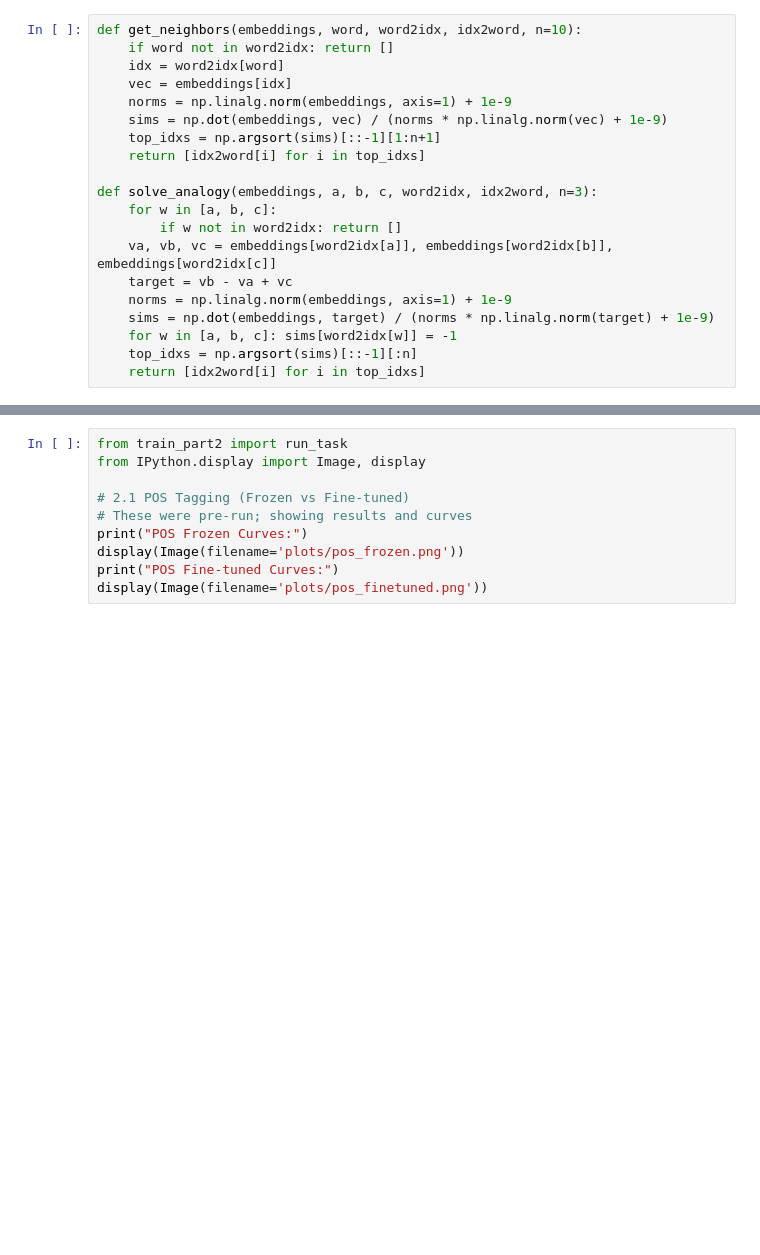
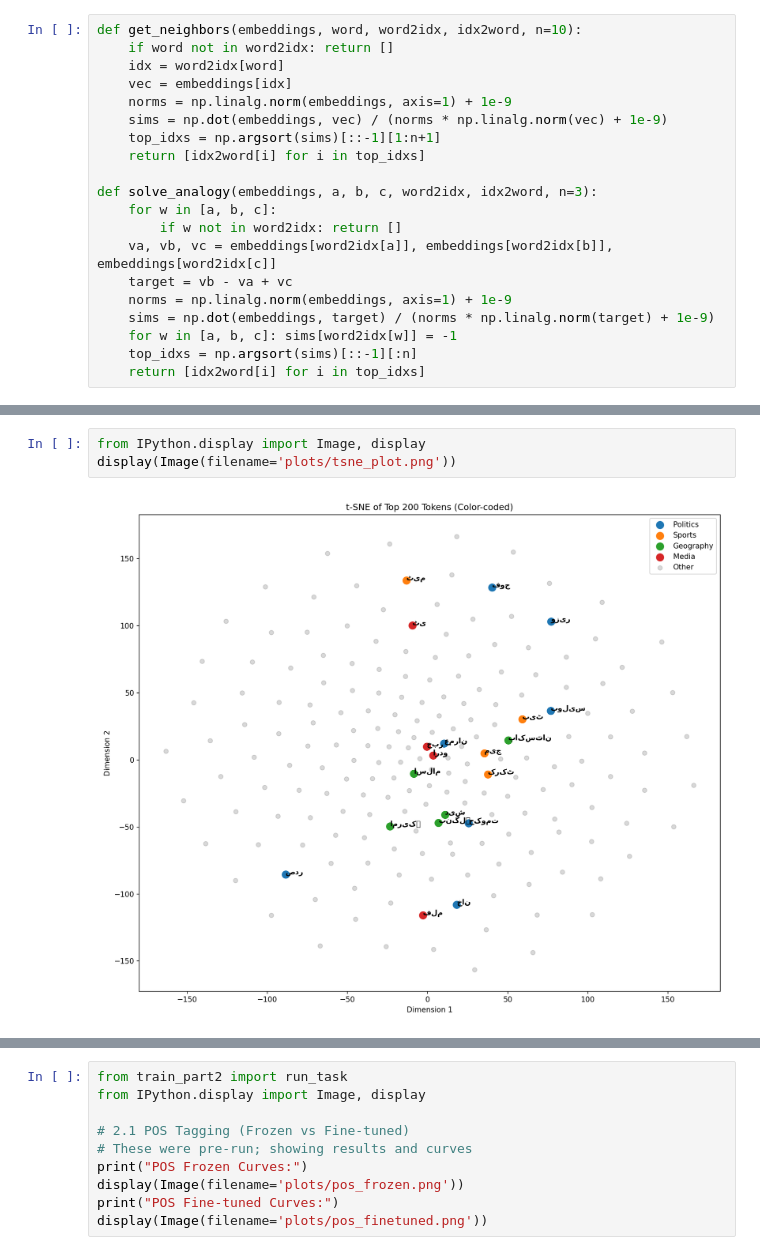
Before and after one commit to Minato-sudo/i23-2548-NLP-Assignment2, a Jupyter notebook: i23-2548_Assignment2_DS-A.ipynb, the cells around one changed output, grey strips where cells are left out. Drawn from its saved outputs; the diff is of its cells as text; blank space fills up the shorter version.

```diff
--- a/i23-2548_Assignment2_DS-A.ipynb
+++ b/i23-2548_Assignment2_DS-A.ipynb
@@ -155 +438,6 @@ plot_tsne(ppmi[top_200_idxs], top_200_words, "t-SNE of Top 200 Tokens (Color-cod
+# %%
+from IPython.display import Image, display
+display(Image(filename='plots/tsne_plot.png'))
+# %% [output]
+[figure, added]
 # %% [markdown]
```
Also changed, not shown: parts of 35 cells of this notebook.
